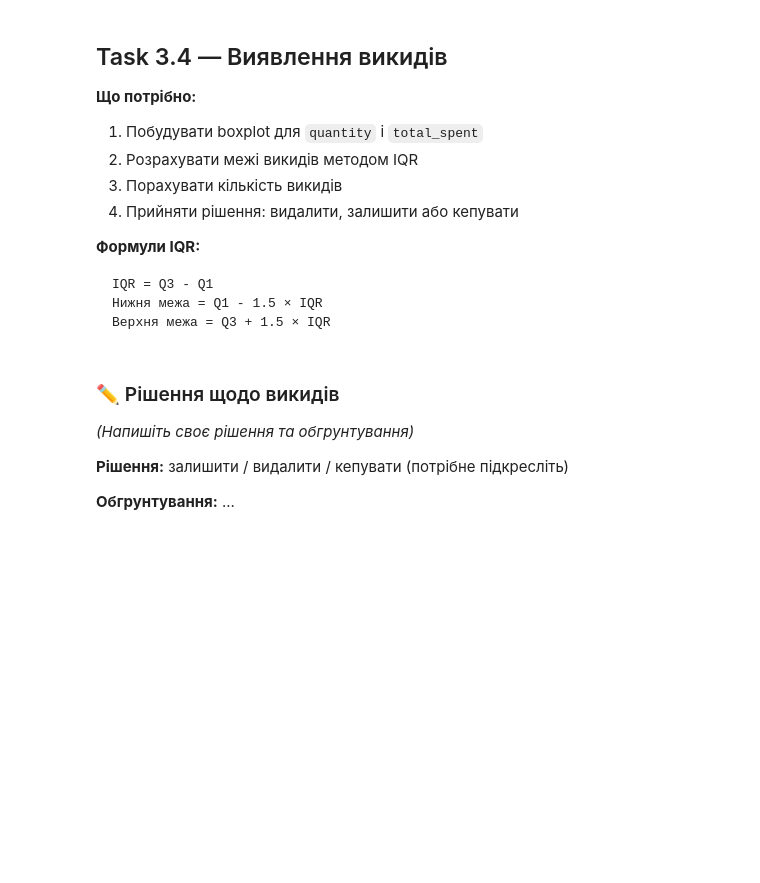
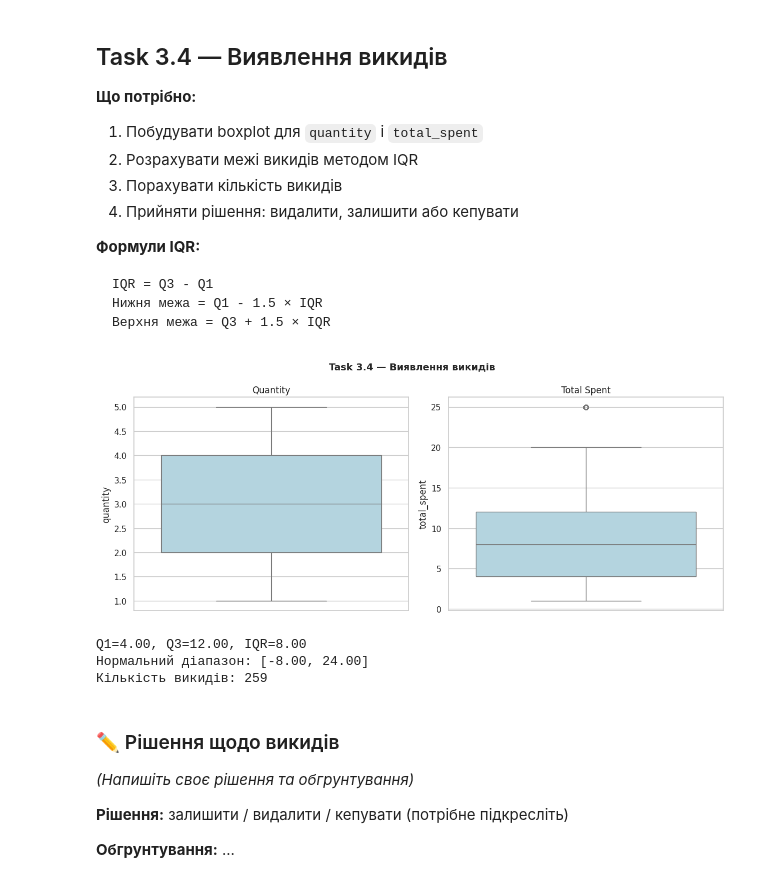
Before and after one commit to Yuliia-Safonova/Analysis_Cafe_Sales, a Jupyter notebook: cafe_eda_workbook_version2.ipynb, the cells around one changed output. Saved outputs shown, nothing was run; the diff lists cells and outputs as text; code cells hidden in the pictures; blank space fills up the shorter version.

```diff
--- a/cafe_eda_workbook_version2.ipynb
+++ b/cafe_eda_workbook_version2.ipynb
@@ -438,0 +500,9 @@ dtype: float64
+# %%
+# Ситуація 2: item є, price = NaN → знаходимо ціну по товару
+mask2 = df.item.notna() & df.price_per_unit.isna()
+df.loc[mask2, 'price_per_unit'] = (
+                                    df.loc[mask2, 'item']
+                                    .map(lambda it: np.random.choice(ITEM_PRICE[it]) if it in ITEM_PRICE else None)
+                                  )
+# Підказка: .map(ITEM_PRICE)
+print(f'Ситуація 2 (є item → price): {mask2.sum()} рядків')
@@ -494,3 +562,13 @@ For example, when doing 'df[col].method(value, inplace=True)', try using 'df.met
 
 
   df['total_spent'].fillna(df['total_spent'].median(), inplace=True)
+# %%
+# !!!!!!!!!!!!!!!!!!!!!!!!!!!!!!!!
+# Швидке видалення для заняття !!!
+
+df.isna().sum()
+
+df.dropna(inplace=True)
+
+df.isna().sum()
+df.info()
@@ -511,7 +605,7 @@ For example, when doing 'df[col].method(value, inplace=True)', try using 'df.met
 бо ціни зі словника надійніші за оригінал.
 # %%
 # Крок 1: порахувати очікуване значення для кожного рядка
-df['_expected'] = (df['quantity'].astype(float) * df['price_per_unit']).round(2)
+df['_expected'] = (df.quantity * df.price_per_unit).round(2)
 
 # Крок 2: знайти рядки де total_spent не збігається з _expected
 mask_mismatch = df['total_spent'].round(2) != df['_expected']
@@ -584,12 +668,12 @@ SyntaxError: invalid syntax (2740910967.py, line 2)
 | `weekday` | Назва дня тижня | `.dt.day_name()` |
 | `is_weekend` | True якщо сб/нд | `.isin(['Saturday', 'Sunday'])` |
 # %%
-df['year']       = # ВАШ КОД ТУТ
-df['month']      = # ВАШ КОД ТУТ
-df['month_name'] = # ВАШ КОД ТУТ
-df['weekday']    = # ВАШ КОД ТУТ
+df['year']       = df['transaction_date'].dt.year
+df['month']      = df['transaction_date'].dt.month
+df['month_name'] = df['transaction_date'].dt.strftime('%B').round()
+df['weekday']    = df['transaction_date'].dt.day_name()
 df['week']       = df['transaction_date'].dt.isocalendar().week.astype('Int64')
-df['is_weekend'] = # ВАШ КОД ТУТ
+df['is_weekend'] = df["week"].isin(["Saturday", "Sunday"])
 
 # Перевірка логічності
 df = df[df['quantity'] > 0]
@@ -768,33 +874,49 @@ IQR = Q3 - Q1
 # %%
 fig, axes = plt.subplots(1, 2, figsize=(12, 5))
 fig.suptitle('Task 3.4 — Виявлення викидів', fontsize=13, fontweight='bold')
 
 # Boxplot для quantity
 # Підказка: sns.boxplot(y=df['quantity'].astype(float), ax=axes[0], color='lightblue', ...)
-# ВАШ КОД ТУТ
+sns.boxplot(
+        y=df['quantity'].astype(float),
+        ax=axes[0],
+        color='lightblue',
+        flierprops=dict(marker='o', color='red', alpha=0.5)
+    )
 axes[0].set_title('Quantity')
 
 # Boxplot для total_spent
-# ВАШ КОД ТУТ
+sns.boxplot(
+    y=df['total_spent'].astype(float),
+    ax=axes[1],
+    color='lightblue',
+    flierprops=dict(marker='o', color='red', alpha=0.5)
+)
 axes[1].set_title('Total Spent')
 
 plt.tight_layout()
 plt.savefig('part3_task34.png', dpi=130, bbox_inches='tight')
 plt.show()
+# %% [output]
+[figure, added]
 # %%
 # Кількісний аналіз викидів методом IQR
-Q1  = # ВАШ КОД ТУТ  (25-й перцентиль total_spent)
-Q3  = # ВАШ КОД ТУТ  (75-й перцентиль)
-IQR = # ВАШ КОД ТУТ
+Q1  = df.total_spent.quantile(0.25)     # 25-й перцентиль
+Q3  = df.total_spent.quantile(0.75)     # 75-й перцентиль
+IQR = Q3 - Q1
 
-low  = # ВАШ КОД ТУТ  (нижня межа)
-high = # ВАШ КОД ТУТ  (верхня межа)
+low  = Q1 - 1.5 * IQR # нижня межа
+high = Q3 + 1.5 * IQR # верхня межа
 
-n_outliers = # ВАШ КОД ТУТ  (кількість значень поза межами)
+n_outliers = ((df.total_spent < low) | (df.total_spent > high)).sum() # кількість значень поза межами
 
 print(f'Q1={Q1:.2f}, Q3={Q3:.2f}, IQR={IQR:.2f}')
 print(f'Нормальний діапазон: [{low:.2f}, {high:.2f}]')
 print(f'Кількість викидів: {n_outliers}')
+# %% [output]
+Q1=4.00, Q3=12.00, IQR=8.00
+Нормальний діапазон: [-8.00, 24.00]
+Кількість викидів: 259
 # %% [markdown]
 ### ✏️ Рішення щодо викидів
 *(Напишіть своє рішення та обгрунтування)*
```
Also changed, not shown: parts of 22 cells of this notebook.
